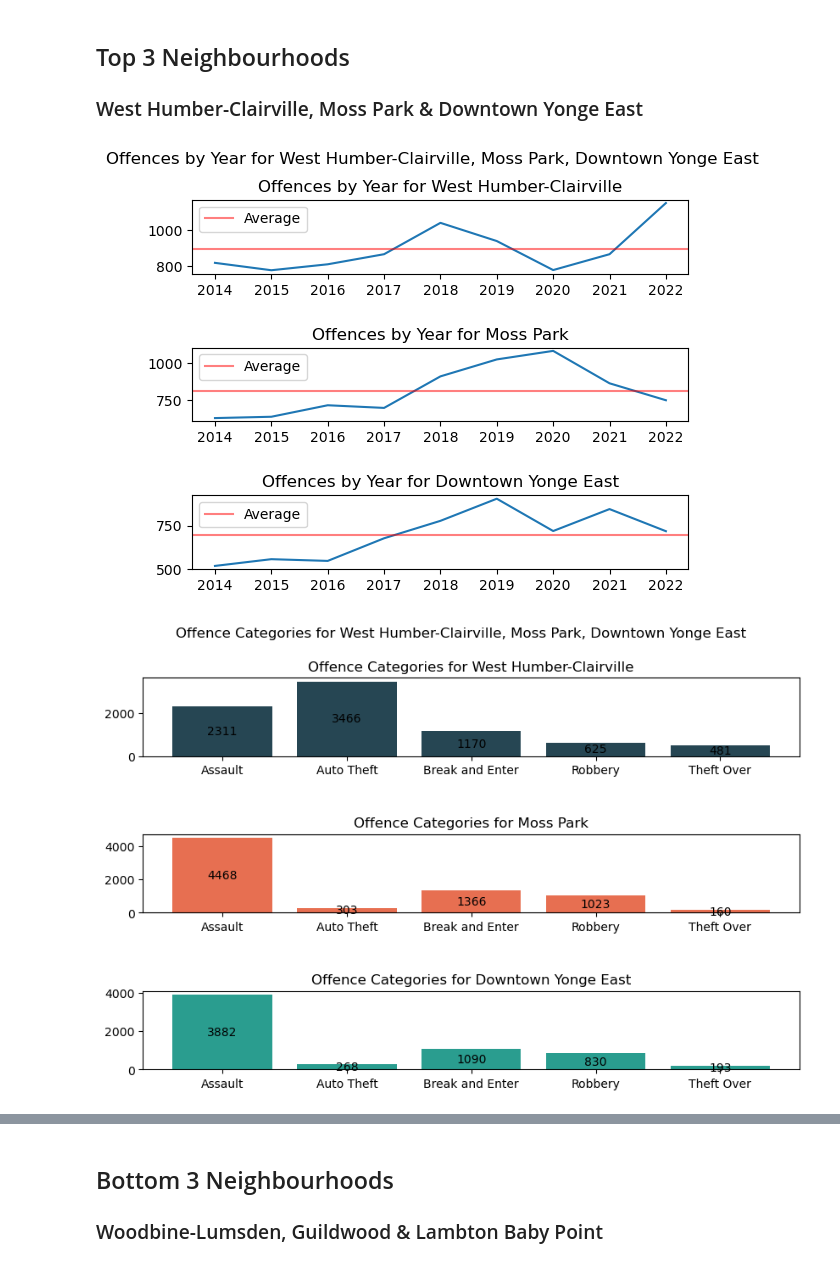
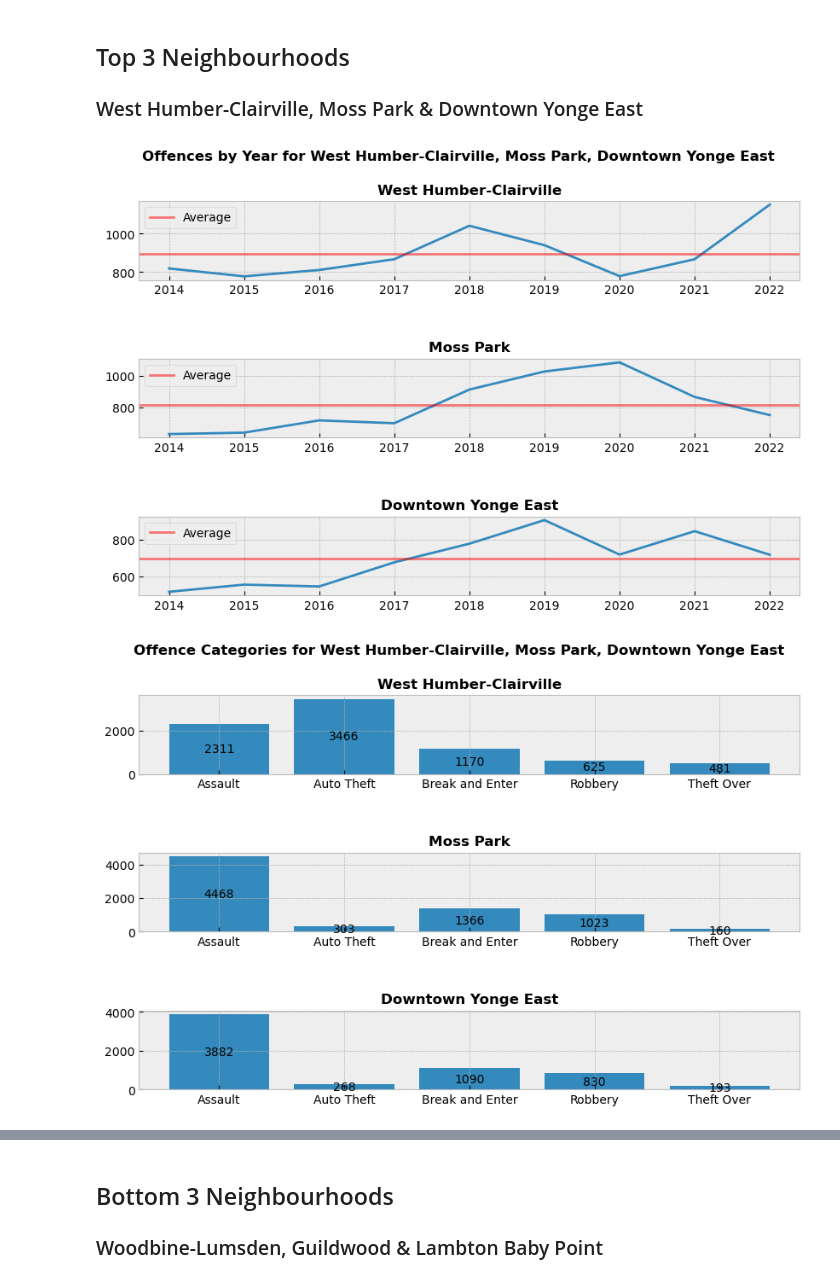
Before and after one commit to fannysigouin/project1, a Jupyter notebook: question_3/q3_all_years.ipynb, the cells around one changed output, grey strips where cells are left out. Drawn from its saved outputs; the diff is of its cells as text; code cells hidden in the pictures.

```diff
--- a/question_3/q3_all_years.ipynb
+++ b/question_3/q3_all_years.ipynb
@@ -8,6 +8,8 @@
 import pandas as pd
 import matplotlib.pyplot as plt
 import numpy as np
+# plt.style.use('Solarize_Light2')
+plt.style.use('bmh')
 # %%
 #Read in csv file and inspect dataframe
 file = pd.read_csv('../resources/mci_no_duplicates_2014_and_over.csv')
@@ -193,7 +195,9 @@ renamed_locations = {'Other Commercial / Corporate Places (For Profit, Warehouse
 #Define function to get offences by year for top 3 neighbourhoods
 def offences_by_year(df1, df2, df3, hood1, hood2, hood3, hood_names):
     fig, ax = plt.subplots(nrows = 3, ncols = 1)
-    plt.rcParams['figure.figsize'] = (10, 6)
+    plt.rcParams['figure.figsize'] = (12, 6)
+    plt.rcParams['figure.titleweight'] = 700
+    titles_fontdict = {'weight': 700, 'size': 12}
 
     #First neighbourhood
     #Group by year and get count of offences
@@ -203,8 +207,8 @@ def offences_by_year(df1, df2, df3, hood1, hood2, hood3, hood_names):
     #Insert a horizontal line representing the average count of offences across all years for that neighbourhood
     ax[0].axhline(y = hood1_year['MCI_CATEGORY'].mean(), color = 'r', alpha = 0.5, label = 'Average')
     #Set plot title, axis labels and legend
-    ax[0].set_title(f'Offences by Year for {hood1}')
-    ax[0].legend(loc = 'best')
+    ax[0].set_title(f'{hood1}', fontdict = titles_fontdict)
+    ax[0].legend(loc = 'upper left')
 
     #Second neighbourhood
     #Group by year and get count of offences
@@ -214,8 +218,8 @@ def offences_by_year(df1, df2, df3, hood1, hood2, hood3, hood_names):
     #Insert a horizontal line representing the average count of offences across all years for that neighbourhood
     ax[1].axhline(y = hood2_year['MCI_CATEGORY'].mean(), color = 'r', alpha = 0.5, label = 'Average')
     #Set plot title, axis labels and legend
-    ax[1].set_title(f'Offences by Year for {hood2}')
-    ax[1].legend(loc = 'best')
+    ax[1].set_title(f'{hood2}', fontdict = titles_fontdict)
+    ax[1].legend(loc = 'upper left')
 
     #Third neighbourhood
     #Group by year and get count of offences
@@ -225,12 +229,11 @@ def offences_by_year(df1, df2, df3, hood1, hood2, hood3, hood_names):
     #Insert a horizontal line representing the average count of offences across all years for that neighbourhood
     ax[2].axhline(y = hood3_year['MCI_CATEGORY'].mean(), color = 'r', alpha = 0.5, label = 'Average')
     #Set plot title, axis labels and legend
-    ax[2].set_title(f'Offences by Year for {hood3}')
-    ax[2].legend(loc = 'best')
+    ax[2].set_title(f'{hood3}', fontdict = titles_fontdict)
+    ax[2].legend(loc = 'upper left')
 
     #Set figure title
-    figtitle_dict = {'size': 14, 'weight': 'bold'}
-    fig.suptitle(f"Offences by Year for {', '.join(hood_names)}", fontdict = figtitle_dict)
+    fig.suptitle(f"Offences by Year for {', '.join(hood_names)}")
 
     #Adjust space between subplots for readability, save figure and show
     plt.subplots_adjust(hspace = 1)
@@ -240,50 +243,51 @@ def offences_by_year(df1, df2, df3, hood1, hood2, hood3, hood_names):
 #Call function for top 3 neighbourhoods
 offences_by_year(whc_hood, mp_hood, dye_hood, 'West Humber-Clairville', 'Moss Park', 'Downtown Yonge East', top_3_names)
 # %% [output]
-[figure, old version]
+[figure, new version]
 # %%
 #Define function for offence categories
 def offence_categories(df1, df2, df3, hood1, hood2, hood3, hood_names):
     fig, ax = plt.subplots(nrows = 3, ncols = 1)
     plt.rcParams['figure.figsize'] = (10, 6)
+    plt.rcParams['figure.titleweight'] = 700
+    titles_fontdict = {'weight': 700, 'size': 12}
 
     #First neighbourhood
     #Group by MCI category and get count of offences
     hood1_category = df1.groupby('MCI_CATEGORY')['EVENT_UNIQUE_ID'].count()
     #Create first plot ax[0], set title and axis labels and set bar labels to show counts on the plot
-    category1 = ax[0].bar(hood1_category.index, hood1_category.values, color = ['#264653'])
-    ax[0].set_title(f'Offence Categories for {hood1}')
+    category1 = ax[0].bar(hood1_category.index, hood1_category.values)
+    ax[0].set_title(f'{hood1}', fontdict = titles_fontdict)
     ax[0].bar_label(category1, label_type = 'center')
 
     #Second neighbourhood
     #Group by MCI category and get count of offences
     hood2_category = df2.groupby('MCI_CATEGORY')['EVENT_UNIQUE_ID'].count()
     #Create first plot ax[0], set title and axis labels and set bar labels to show counts on the plot
-    category2 = ax[1].bar(hood2_category.index, hood2_category.values, color = ['#E76F51'])
-    ax[1].set_title(f'Offence Categories for {hood2}')
+    category2 = ax[1].bar(hood2_category.index, hood2_category.values)
+    ax[1].set_title(f'{hood2}', fontdict = titles_fontdict)
     ax[1].bar_label(category2, label_type = 'center')
 
     #Third neighbourhood
     #Group by MCI category and get count of offences
     hood3_category = df3.groupby('MCI_CATEGORY')['EVENT_UNIQUE_ID'].count()
     #Create first plot ax[0], set title and axis labels and set bar labels to show counts on the plot
-    category3 = ax[2].bar(hood3_category.index, hood3_category.values, color = ['#2A9D8F'])
-    ax[2].set_title(f'Offence Categories for {hood3}')
+    category3 = ax[2].bar(hood3_category.index, hood3_category.values)
+    ax[2].set_title(f'{hood3}', fontdict = titles_fontdict)
     ax[2].bar_label(category3, label_type = 'center')
 
     #Set figure title
-    figtitle_dict = {'size': 14, 'weight': 'bold'}
-    fig.suptitle(f"Offence Categories for {', '.join(hood_names)}", fontdict = figtitle_dict)
+    fig.suptitle(f"Offence Categories for {', '.join(hood_names)}")
 
     #Adjust space between subplots for readability, save figure and show
     plt.subplots_adjust(hspace = 1)
     plt.savefig(f"../../Project 1 Output/{', '.join(hood_names)}_categories.png")
     plt.show()
 
 #Call function for top 3 neighbourhoods
 offence_categories(whc_hood, mp_hood, dye_hood, 'West Humber-Clairville', 'Moss Park', 'Downtown Yonge East', top_3_names)
 # %% [output]
-[figure, old version]
+[figure, new version]
 # %%
 #Define function for offences by location types
 def location_types(df1, df2, df3, hood1, hood2, hood3, hood_names):
```
Also changed, not shown: parts of 29 cells of this notebook.
